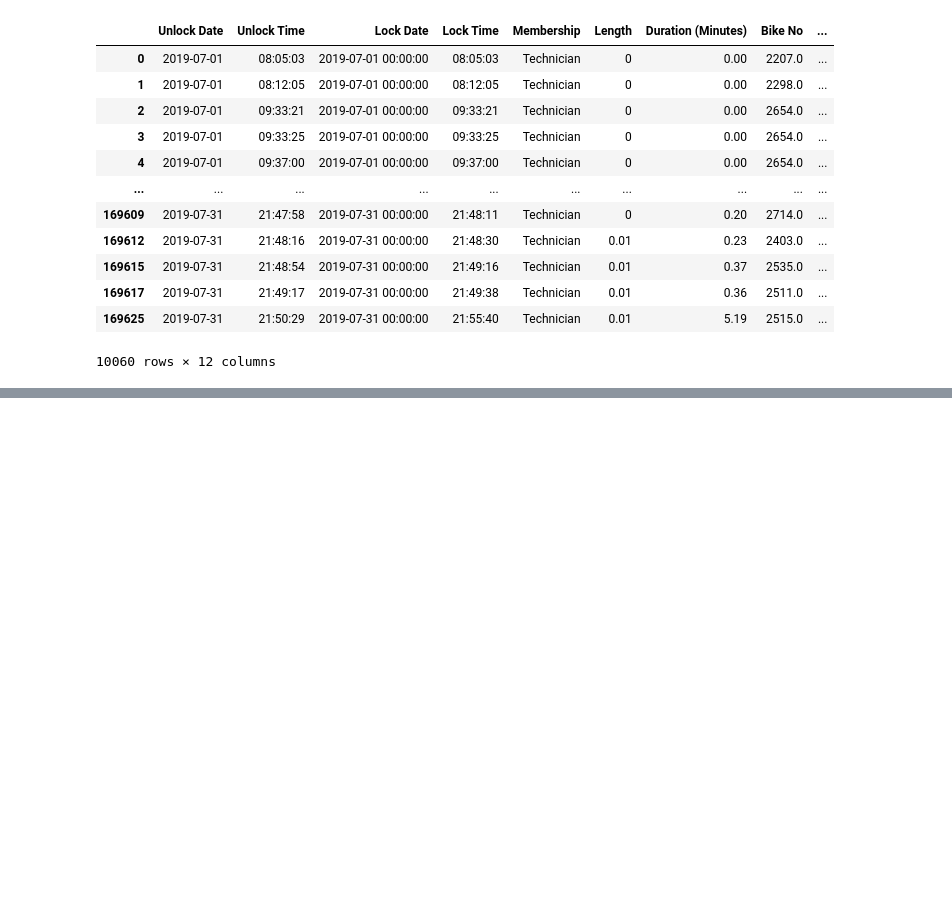
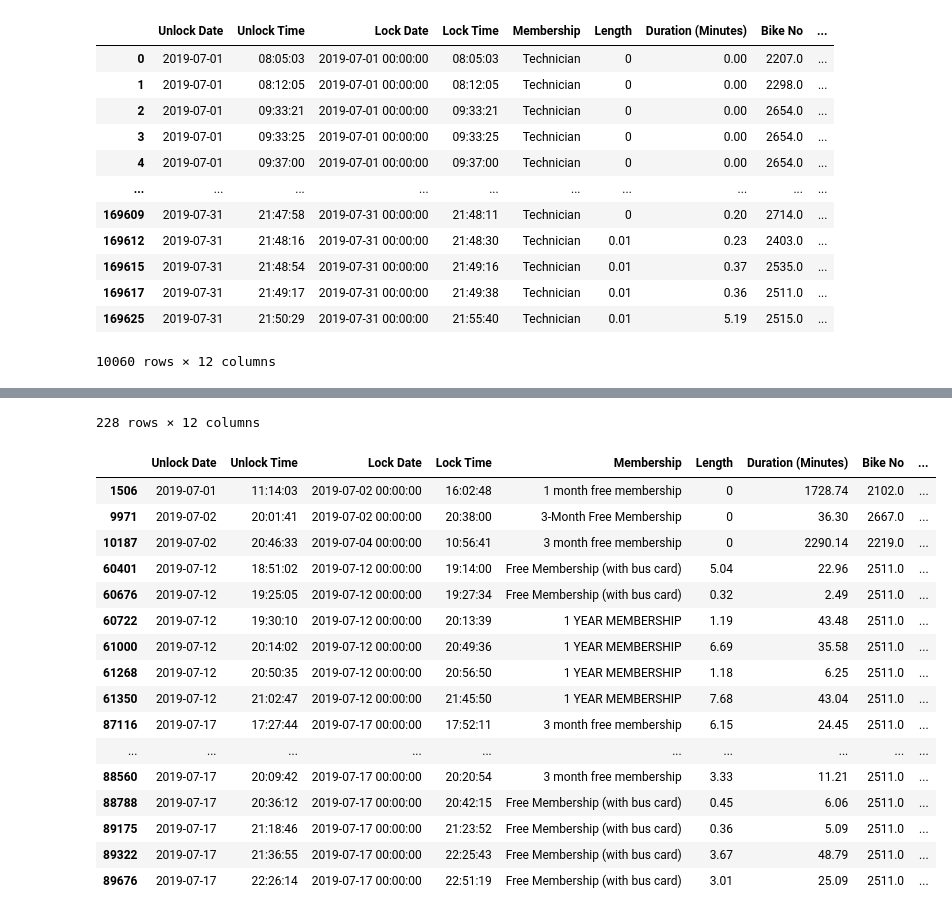
Before and after one commit to dlohmus/rattaringlus, a Jupyter notebook: Tartu_rattaringlus.ipynb, the cells around one changed output, grey strips where cells are left out. Cells and saved outputs as stored; diff of their text form; code cells hidden in the pictures; blank space fills up the shorter version.

```diff
--- a/Tartu_rattaringlus.ipynb
+++ b/Tartu_rattaringlus.ipynb
@@ -140,3 +144,10 @@ rattaringlus_df.drop(rattaringlus_df[rattaringlus_df['Membership']== 'Technician
 | 169617 | 2019-07-31 | 21:49:17 | 2019-07-31 00:00:00 | 21:49:38 | Technician | 0.01 | 0.36 | 2511.0 | ... |
 | 169625 | 2019-07-31 | 21:50:29 | 2019-07-31 00:00:00 | 21:55:40 | Technician | 0.01 | 5.19 | 2515.0 | ... |
 10060 rows × 12 columns
+# %%
+#Otsime andmete hulglgast testkasutuse read ning eemaldame need
+display(rattaringlus_df.loc[rattaringlus_df['Start Station']== 'Töökoda'])
+display(rattaringlus_df.loc[rattaringlus_df['Start Station']== 'Warehouse'])
+testkasutus = rattaringlus_df[rattaringlus_df['Start Station'].isin(['Töökoda', 'Warehouse'])].index
+rattaringlus_df.drop(testkasutus, inplace = True)
+# %% [output]
@@ -143 +166,19 @@ rattaringlus_df.drop(rattaringlus_df[rattaringlus_df['Membership']== 'Technician
+228 rows × 12 columns
+|  | Unlock Date | Unlock Time | Lock Date | Lock Time | Membership | Length | Duration (Minutes) | Bike No | ... |
+| 1506 | 2019-07-01 | 11:14:03 | 2019-07-02 00:00:00 | 16:02:48 | 1 month free membership | 0 | 1728.74 | 2102.0 | ... |
+| 9971 | 2019-07-02 | 20:01:41 | 2019-07-02 00:00:00 | 20:38:00 | 3-Month Free Membership | 0 | 36.30 | 2667.0 | ... |
+| 10187 | 2019-07-02 | 20:46:33 | 2019-07-04 00:00:00 | 10:56:41 | 3 month free membership | 0 | 2290.14 | 2219.0 | ... |
+| 60401 | 2019-07-12 | 18:51:02 | 2019-07-12 00:00:00 | 19:14:00 | Free Membership (with bus card) | 5.04 | 22.96 | 2511.0 | ... |
+| 60676 | 2019-07-12 | 19:25:05 | 2019-07-12 00:00:00 | 19:27:34 | Free Membership (with bus card) | 0.32 | 2.49 | 2511.0 | ... |
+| 60722 | 2019-07-12 | 19:30:10 | 2019-07-12 00:00:00 | 20:13:39 | 1 YEAR MEMBERSHIP | 1.19 | 43.48 | 2511.0 | ... |
+| 61000 | 2019-07-12 | 20:14:02 | 2019-07-12 00:00:00 | 20:49:36 | 1 YEAR MEMBERSHIP | 6.69 | 35.58 | 2511.0 | ... |
+| 61268 | 2019-07-12 | 20:50:35 | 2019-07-12 00:00:00 | 20:56:50 | 1 YEAR MEMBERSHIP | 1.18 | 6.25 | 2511.0 | ... |
+| 61350 | 2019-07-12 | 21:02:47 | 2019-07-12 00:00:00 | 21:45:50 | 1 YEAR MEMBERSHIP | 7.68 | 43.04 | 2511.0 | ... |
+| 87116 | 2019-07-17 | 17:27:44 | 2019-07-17 00:00:00 | 17:52:11 | 3 month free membership | 6.15 | 24.45 | 2511.0 | ... |
+| ... | ... | ... | ... | ... | ... | ... | ... | ... | ... |
+| 88560 | 2019-07-17 | 20:09:42 | 2019-07-17 00:00:00 | 20:20:54 | 3 month free membership | 3.33 | 11.21 | 2511.0 | ... |
+| 88788 | 2019-07-17 | 20:36:12 | 2019-07-17 00:00:00 | 20:42:15 | Free Membership (with bus card) | 0.45 | 6.06 | 2511.0 | ... |
+| 89175 | 2019-07-17 | 21:18:46 | 2019-07-17 00:00:00 | 21:23:52 | Free Membership (with bus card) | 0.36 | 5.09 | 2511.0 | ... |
+| 89322 | 2019-07-17 | 21:36:55 | 2019-07-17 00:00:00 | 22:25:43 | Free Membership (with bus card) | 3.67 | 48.79 | 2511.0 | ... |
+| 89676 | 2019-07-17 | 22:26:14 | 2019-07-17 00:00:00 | 22:51:19 | Free Membership (with bus card) | 3.01 | 25.09 | 2511.0 | ... |
 # %%
```
Also changed, not shown: parts of 9 cells of this notebook.
